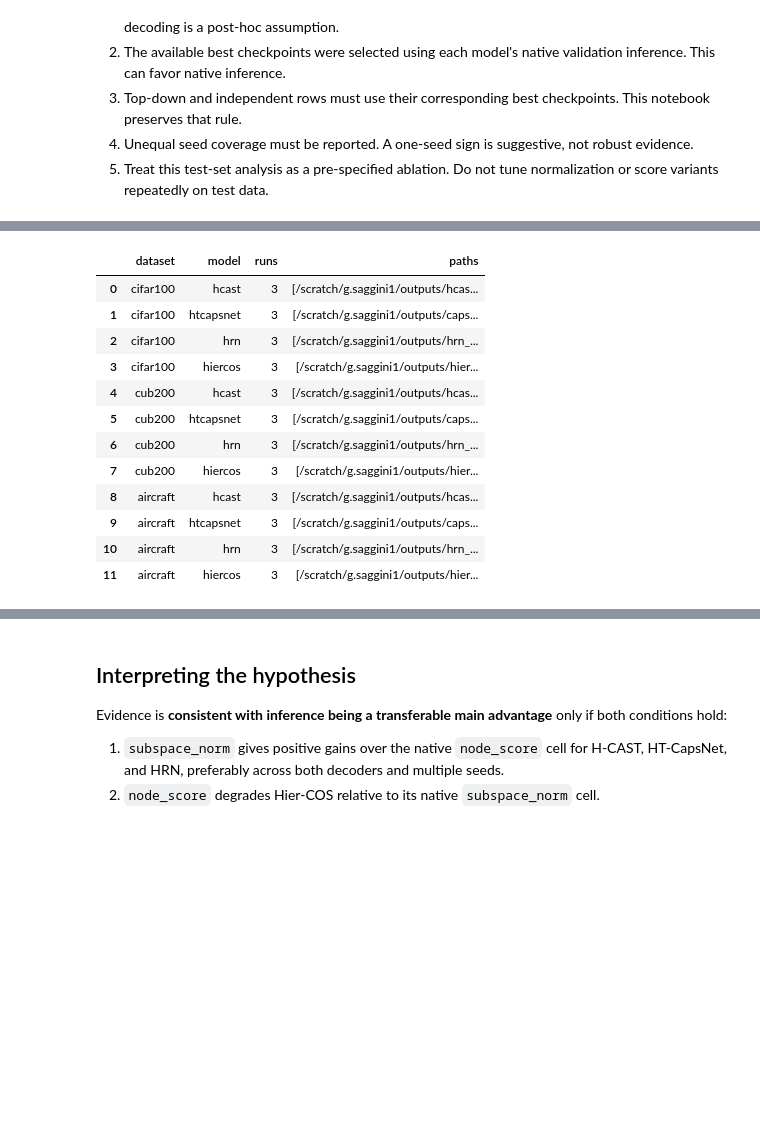
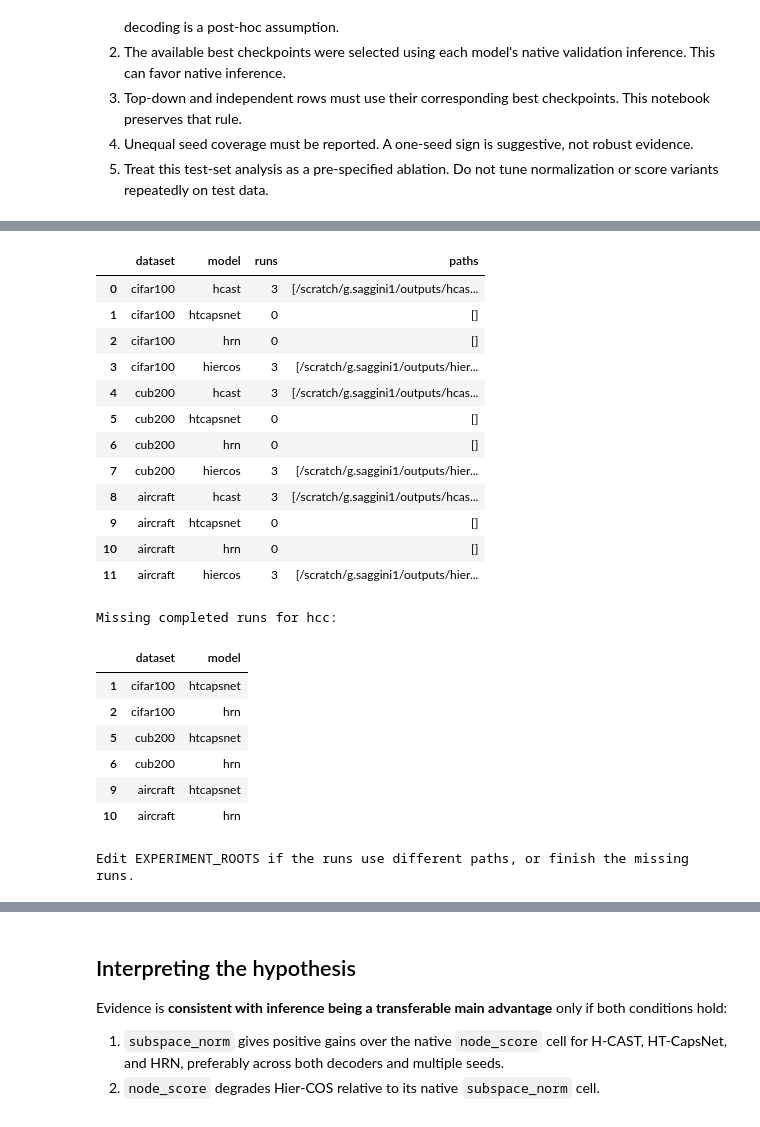
Before and after one commit to Gianma23/lexicographic_deep_learning_detailed_study, a Jupyter notebook: notebooks/posthoc_hiercos_inference_comparison.ipynb, the cells around one changed output, grey strips where cells are left out. Cells and saved outputs as stored; diff of their text form; code cells hidden in the pictures; blank space fills up the shorter version.

```diff
--- a/notebooks/posthoc_hiercos_inference_comparison.ipynb
+++ b/notebooks/posthoc_hiercos_inference_comparison.ipynb
@@ -106,41 +172,50 @@ BASELINE_ROOTS
 # %%
 def completed_seed_dirs(root: Path):
     seed_dirs = discover_seed_dirs(root, require_log=False, require_config=True)
     candidates = seed_dirs or ([root] if root.is_dir() else [])
     required = ('config_resolved.yaml', 'best_topdown.pt', 'best_independent.pt')
     return [path for path in candidates if all((path / name).is_file() for name in required)]
 
 run_dirs = {
-    dataset: {model: completed_seed_dirs(root) for model, root in BASELINE_ROOTS[dataset].items()}
+    dataset: {model: completed_seed_dirs(root) for model, root in RUN_ROOTS[dataset].items()}
     for dataset in DATASETS
 }
 coverage = pd.DataFrame(
     [
         {'dataset': dataset, 'model': model, 'runs': len(paths), 'paths': [str(path) for path in paths]}
         for dataset, model_runs in run_dirs.items()
         for model, paths in model_runs.items()
     ]
 )
 display(coverage)
-missing_baselines = coverage.loc[coverage['runs'].eq(0), ['dataset', 'model']]
-if not missing_baselines.empty:
-    print('Missing completed baselines:')
-    display(missing_baselines)
-    print('Edit BASELINE_ROOTS or finish those runs before making a full four-model claim.')
+missing_runs = coverage.loc[coverage['runs'].eq(0), ['dataset', 'model']]
+if not missing_runs.empty:
+    print(f'Missing completed runs for {EXPERIMENT_FAMILY}:')
+    display(missing_runs)
+    print('Edit EXPERIMENT_ROOTS if the runs use different paths, or finish the missing runs.')
 # %% [output]
 |  | dataset | model | runs | paths |
 | 0 | cifar100 | hcast | 3 | [/scratch/g.saggini1/outputs/hcas... |
-| 1 | cifar100 | htcapsnet | 3 | [/scratch/g.saggini1/outputs/caps... |
-| 2 | cifar100 | hrn | 3 | [/scratch/g.saggini1/outputs/hrn_... |
+| 1 | cifar100 | htcapsnet | 0 | [] |
+| 2 | cifar100 | hrn | 0 | [] |
 | 3 | cifar100 | hiercos | 3 | [/scratch/g.saggini1/outputs/hier... |
 | 4 | cub200 | hcast | 3 | [/scratch/g.saggini1/outputs/hcas... |
-| 5 | cub200 | htcapsnet | 3 | [/scratch/g.saggini1/outputs/caps... |
-| 6 | cub200 | hrn | 3 | [/scratch/g.saggini1/outputs/hrn_... |
+| 5 | cub200 | htcapsnet | 0 | [] |
+| 6 | cub200 | hrn | 0 | [] |
 | 7 | cub200 | hiercos | 3 | [/scratch/g.saggini1/outputs/hier... |
 | 8 | aircraft | hcast | 3 | [/scratch/g.saggini1/outputs/hcas... |
-| 9 | aircraft | htcapsnet | 3 | [/scratch/g.saggini1/outputs/caps... |
-| 10 | aircraft | hrn | 3 | [/scratch/g.saggini1/outputs/hrn_... |
+| 9 | aircraft | htcapsnet | 0 | [] |
+| 10 | aircraft | hrn | 0 | [] |
 | 11 | aircraft | hiercos | 3 | [/scratch/g.saggini1/outputs/hier... |
+Missing completed runs for hcc:
+|  | dataset | model |
+| 1 | cifar100 | htcapsnet |
+| 2 | cifar100 | hrn |
+| 5 | cub200 | htcapsnet |
+| 6 | cub200 | hrn |
+| 9 | aircraft | htcapsnet |
+| 10 | aircraft | hrn |
+Edit EXPERIMENT_ROOTS if the runs use different paths, or finish the missing runs.
 # %%
 # Run this cell from one kernel at a time. The evaluator checks for an existing
 # output before it starts and again when it saves, so a second concurrent copy
```
Also changed, not shown: parts of 10 cells of this notebook, 15 other files.
